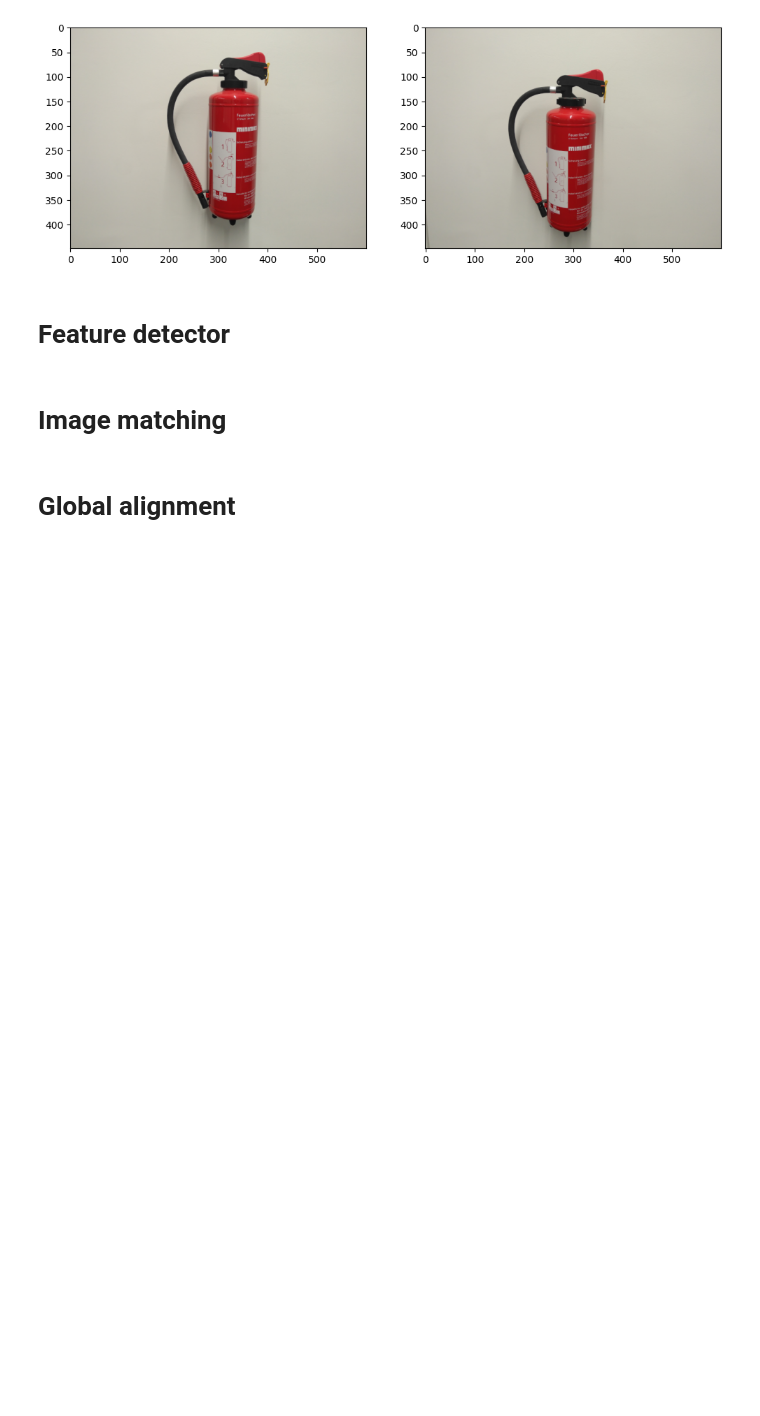
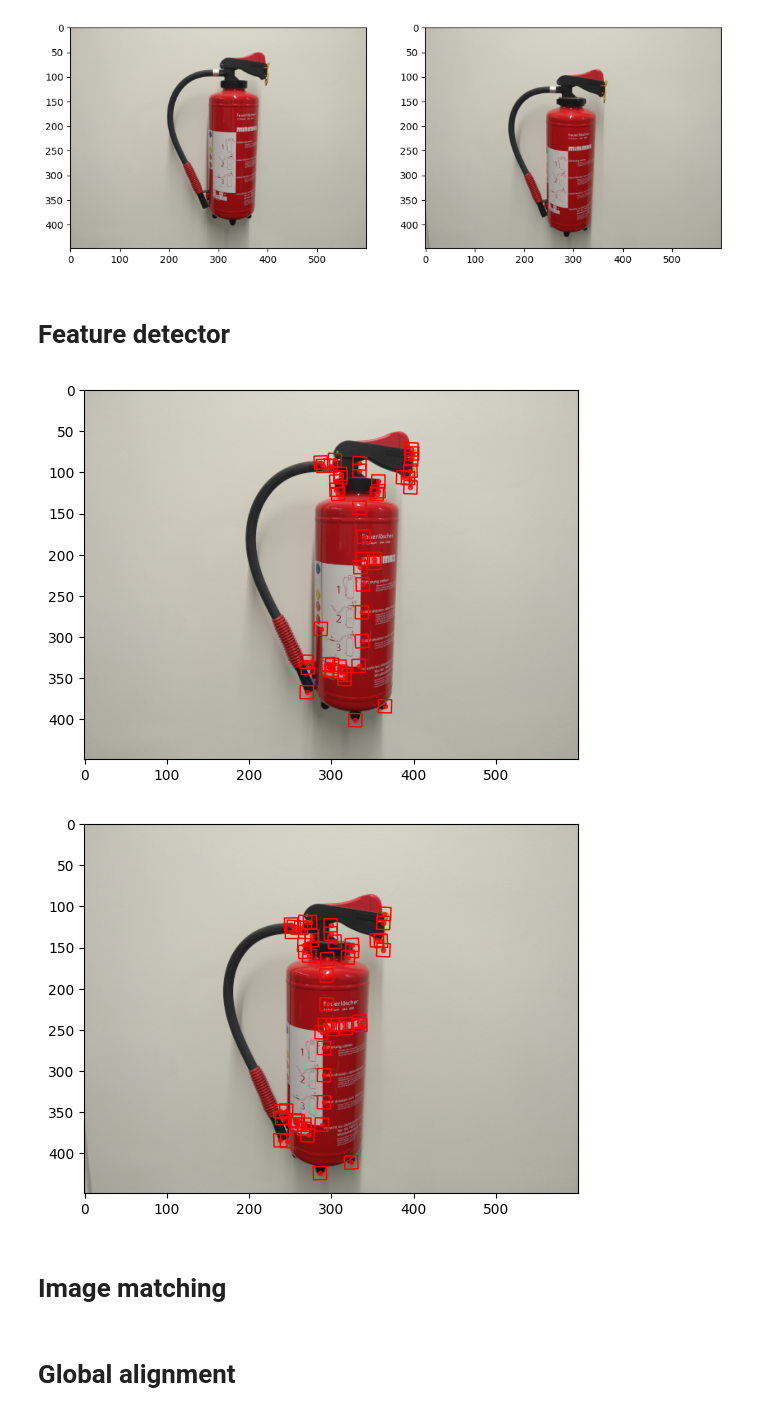
Before and after one commit to Raichuu41/3d-cv-image-stitching, a Jupyter notebook: src/harris_coner_detector.ipynb, the cells around one changed output. Cells and saved outputs as stored; diff of their text form; code cells hidden in the pictures; blank space fills up the shorter version.

Commit message:
Harris conner detector

```diff
--- a/src/harris_coner_detector.ipynb
+++ b/src/harris_coner_detector.ipynb
@@ -38,3 +91,38 @@ View 2 resolution: 449x600
+# %%
+### Show the result
+def plot_patches(img, keypoints, angles, patch_size=16):
+    """
+    :param img: image
+    :param keypoints: Numpy array containig the keypoints
+    :param rotations: Numpy array of length=len(keypoints) containing
+                      the patch rotation
+    """
+    scales = np.ones(len(keypoints))*patch_size
+    ax = plt.gca()
+    ax.imshow(img)
+    ax.scatter(points[:,0], points[:,1], marker='.', alpha=0.7, color='r')
+    for kp, angle, length in zip(keypoints, angles, scales):
+        rect = patches.Rectangle(kp - length / 2, length, length, linewidth=1,
+                                 edgecolor='r', facecolor='none')
+        transform = Affine2D().rotate_deg_around(*kp, angle) + ax.transData
+        rect.set_transform(transform)
+        ax.add_patch(rect)
+
+    plt.show()
+
+## detecting the coner
+keypoints = {}
+for i, target_image in  enumerate([rgb2gray(view1), rgb2gray(view2)]):
+    points, angles = harris_conner_detector(target_image, window_size=5, threshold=10)
+    keypoints[f"view{i+1}"] = (points, angles)
+
+## create patches
+for i, target_image in  enumerate([view1, view2]):
+    points, angles = keypoints[f"view{i+1}"]
+    plot_patches(target_image, points, angles, patch_size=16)
+# %% [output]
+[figure, added]
+[figure, added]
 # %% [markdown]
 # Image matching
 # %% [markdown]
```
Also changed, not shown: parts of 3 cells of this notebook.
